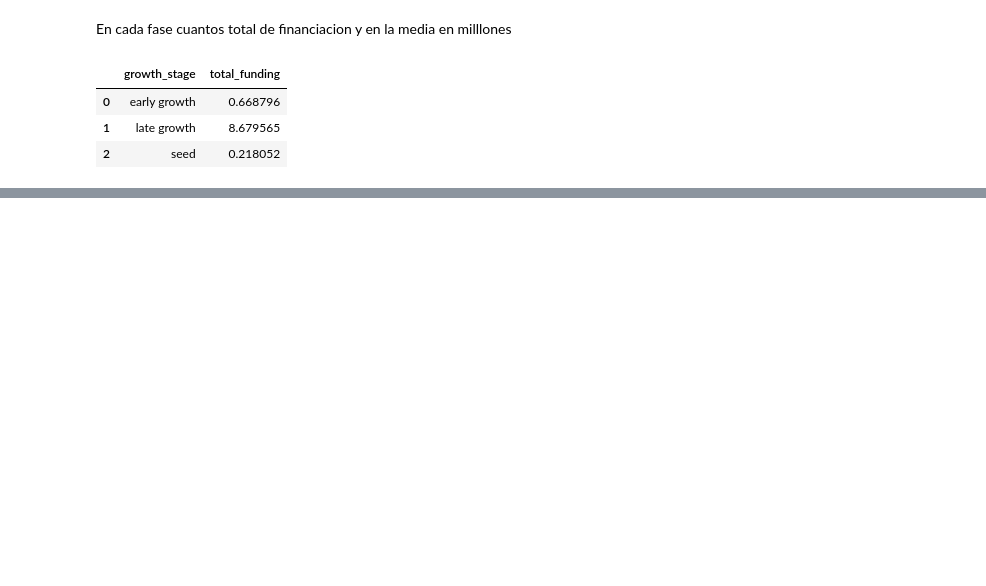
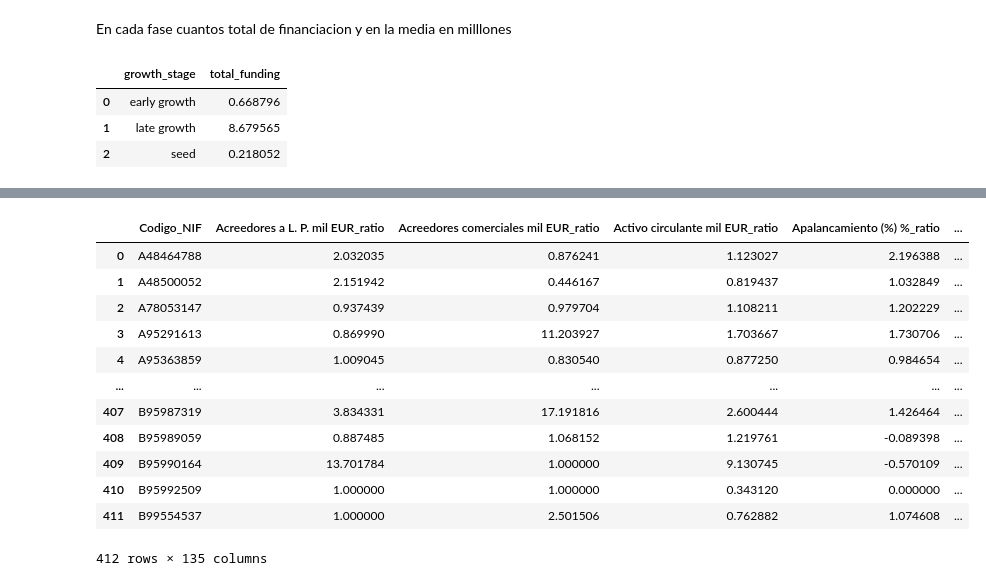
Before and after one commit to unaimleal/spri_reto_07_morado, a Jupyter notebook: Análsis descriptivo.ipynb, the cells around one changed output, grey strips where cells are left out. Cells and saved outputs as stored; diff of their text form; code cells hidden in the pictures; blank space fills up the shorter version.

```diff
--- a/Análsis descriptivo.ipynb
+++ b/Análsis descriptivo.ipynb
@@ -88,0 +212,23 @@ a.set_index('growth_stage').plot(kind='bar')
+# %%
+df_original = pd.read_excel('C:/Users/Libe/Desktop/RETO 7 (MORADO)/spri_reto_07_morado/Datos/Originales/df_sabi_modif_2_new.xlsx')
+# %%
+df_original = df_original[['Codigo_NIF', 'year','Importe neto Cifra de Ventas mil EUR', 'Total activo mil EUR', 'Deudas financieras mil EUR', 'Número empleados', 'Resultado financiero mil EUR']]
+# %%
+df_original = df_original[df_original['year'] == 2020]
+# %%
+años = pd.merge(df_graficos, df_original, on=['Codigo_NIF'])
+años
+# %% [output]
+|  | Codigo_NIF | Acreedores a L. P. mil EUR_ratio | Acreedores comerciales mil EUR_ratio | Activo circulante mil EUR_ratio | Apalancamiento (%) %_ratio | ... |
+| 0 | A48464788 | 2.032035 | 0.876241 | 1.123027 | 2.196388 | ... |
+| 1 | A48500052 | 2.151942 | 0.446167 | 0.819437 | 1.032849 | ... |
+| 2 | A78053147 | 0.937439 | 0.979704 | 1.108211 | 1.202229 | ... |
+| 3 | A95291613 | 0.869990 | 11.203927 | 1.703667 | 1.730706 | ... |
+| 4 | A95363859 | 1.009045 | 0.830540 | 0.877250 | 0.984654 | ... |
+| ... | ... | ... | ... | ... | ... | ... |
+| 407 | B95987319 | 3.834331 | 17.191816 | 2.600444 | 1.426464 | ... |
+| 408 | B95989059 | 0.887485 | 1.068152 | 1.219761 | -0.089398 | ... |
+| 409 | B95990164 | 13.701784 | 1.000000 | 9.130745 | -0.570109 | ... |
+| 410 | B95992509 | 1.000000 | 1.000000 | 0.343120 | 0.000000 | ... |
+| 411 | B99554537 | 1.000000 | 2.501506 | 0.762882 | 1.074608 | ... |
+412 rows × 135 columns
```
Also changed, not shown: parts of 65 cells of this notebook, 1 other file.
